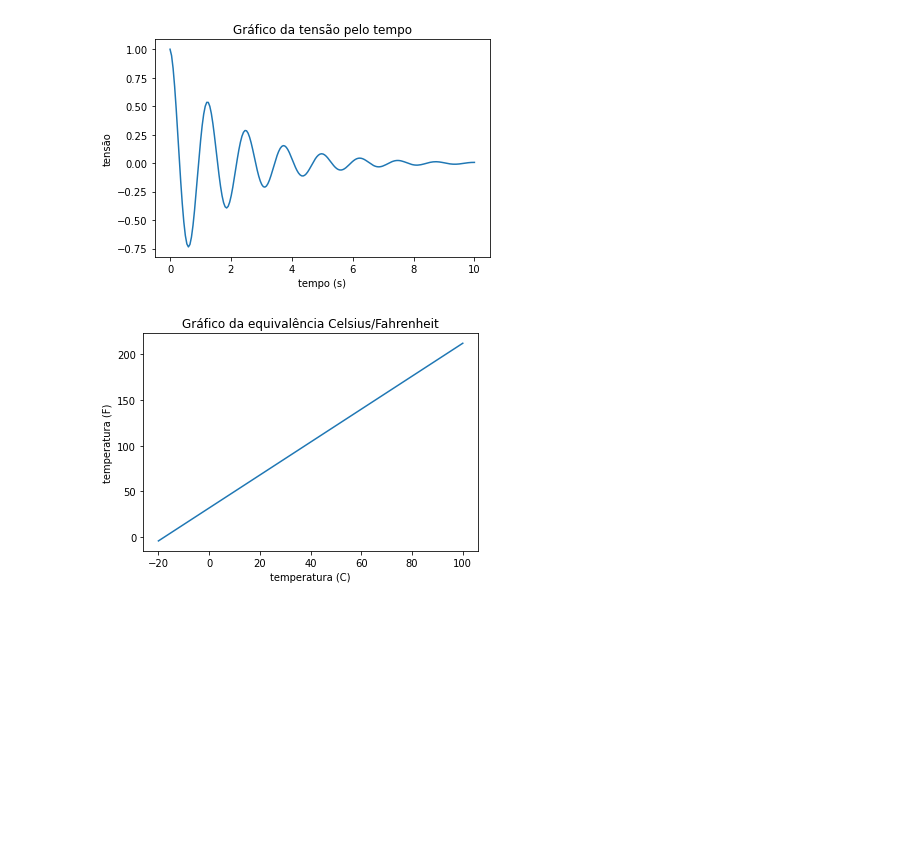
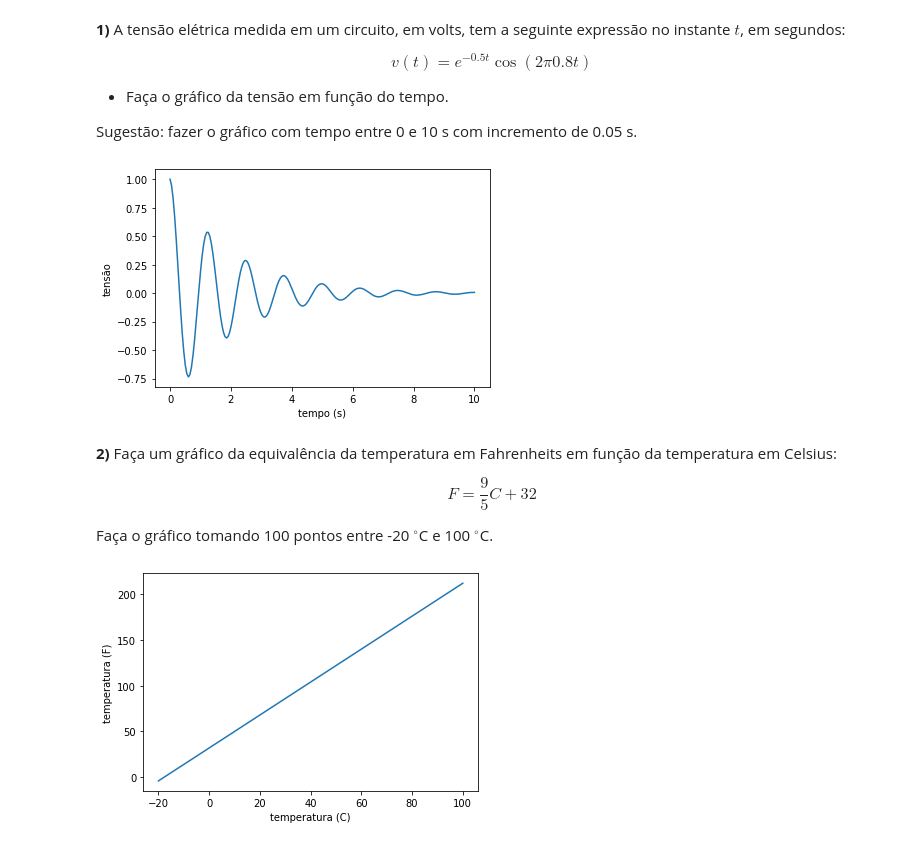
Before and after one commit to daniel-elesbao/ExerciciosAnalisedeDadosBCC03.2022, a Jupyter notebook: Tarefa6DanielZamboniElesbao.ipynb, the cells around one changed output. Saved outputs shown, nothing was run; the diff lists cells and outputs as text; code cells hidden in the pictures; blank space fills up the shorter version.

```diff
--- a/Tarefa6DanielZamboniElesbao.ipynb
+++ b/Tarefa6DanielZamboniElesbao.ipynb
@@ -7,17 +7,30 @@
+# %% [markdown]
+**1)** A tensão elétrica medida em um circuito, em volts, tem a seguinte expressão no instante $t$, em segundos:
+
+$$v(t) = e^{-0.5t}\cos\left(2\pi0.8t\right)$$
+
+- Faça o gráfico da tensão em função do tempo.
+
+Sugestão: fazer o gráfico com tempo entre 0 e 10 s com incremento de 0.05 s.
 # %%
 #Cria o gráfico da tensão elétrica medida em um circuito, em volts conforme dados fornecidos pelo exercício
 import numpy as np #importa a biblioteca numpy como np
 import matplotlib.pyplot as plt #importa a biblioteca mathplotlib como plt
 t = np.linspace(0, 10, 200) #define t como o intervalo entre 0 e 10 a cada 0.05 segundos
 v = np.exp(-0.5*t)*np.cos(2*np.pi*0.8*t) #fórmula da tensão elétrica do circuito conforme dados do exercício
 plt.figure()
-plt.title('Gráfico da tensão pelo tempo')#Título do Gráfico
 plt.plot(t, v) #cria o gráfico de v em função de t
 plt.xlabel('tempo (s)') #define o significado do eixo x como tempo em segundos
 plt.ylabel('tensão') #define o significado do eixo y como tensão
 plt.show() #exibe o gráfico
 # %% [output]
-[figure, old version]
+[figure, new version]
+# %% [markdown]
+**2)** Faça um gráfico da equivalência da temperatura em Fahrenheits em função da temperatura em Celsius:
+
+$$F = \frac{9}{5}C + 32 $$
+
+Faça o gráfico tomando 100 pontos entre -20 $^\circ$C e 100 $^\circ$C.
 # %%
 #Desenha o gráfico da equivalência entre as medidas de temperaturas Celsius e Fahrenheit
 import numpy as np #importa a biblioteca numpy como np
@@ -25,10 +38,9 @@ import matplotlib.pyplot as plt #importa a biblioteca mathplotlib como plt
 C = np.linspace(-20, 100, 100) #define C como a temperatura em celsius no intervalo entre -20° C e 100° C com 100 subdivisões do intervalo
 F = (9/5*C)+32 #fórmula da conversão Celsius/Fahrenheit
 plt.figure()
-plt.title('Gráfico da equivalência Celsius/Fahrenheit')#Título do Gráfico
 plt.plot(C,F) #cria o gráfico de F em função de C.
 plt.xlabel('temperatura (C)') #define o significado do eixo x como temperatura em graus Celsius
 plt.ylabel('temperatura (F)') #define o significado do eixo y como temperatura em graus Fahrenheit
 plt.show() #exibe o gráfico
 # %% [output]
-[figure, old version]
+[figure, new version]
```
Also changed, not shown: parts of 3 cells of this notebook.
